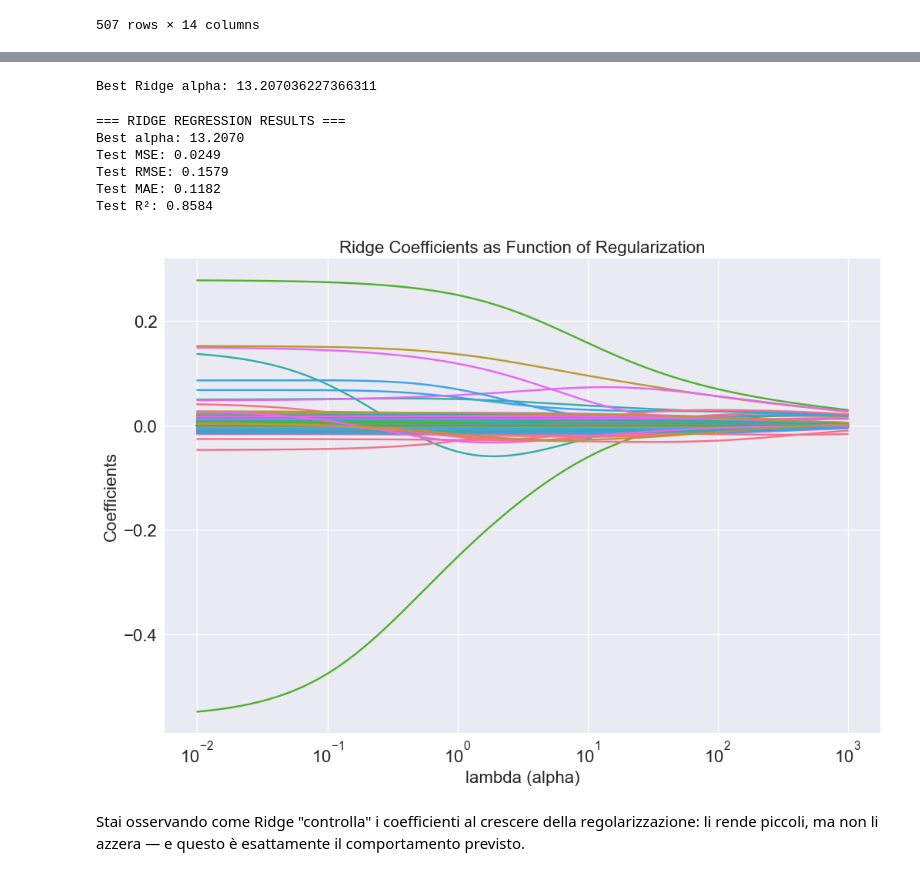
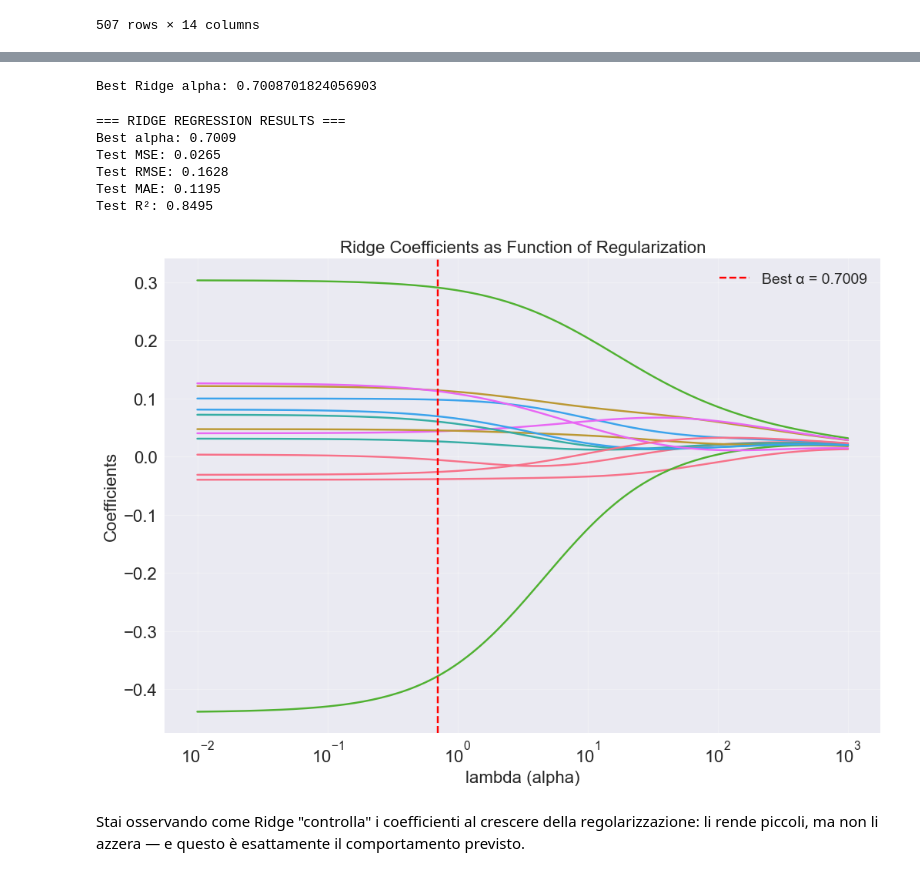
Before and after one commit to aminb00/StatisticalLearningProject, a Jupyter notebook: ULTIMAFINALE/RidgeLassoLog.ipynb, the cells around one changed output, grey strips where cells are left out. Cells and saved outputs as stored; diff of their text form; code cells hidden in the pictures.

```diff
--- a/ULTIMAFINALE/RidgeLassoLog.ipynb
+++ b/ULTIMAFINALE/RidgeLassoLog.ipynb
@@ -52,10 +52,9 @@ numeric_data
 print(f"Dataset shape: {data.shape}")
 print(f"Features: {data.shape[1]}")
 print(f"Target variable (log-price) statistics:")
-print(y.describe())
 
 # Prepare features and target
-X = pd.get_dummies(data.drop('price', axis=1), drop_first=True)
+X = numeric_data.drop('price', axis=1)
 y = data['price']
 
 # Split data into training and test sets
@@ -93,7 +83,7 @@ ridge_cv.fit(X_train, y_train)
 best_alpha = ridge_cv.best_params_['ridge__alpha']
 print(f"Best Ridge alpha: {best_alpha}")
 # %% [output]
-Best Ridge alpha: 13.207036227366311
+Best Ridge alpha: 0.7008701824056903
 # %%
 # Evaluate Ridge on test set with multiple metrics
 ridge_best = make_pipeline(StandardScaler(), Ridge(alpha=best_alpha))
@@ -124,30 +114,37 @@ ridge_results = {
 }
 # %% [output]
 === RIDGE REGRESSION RESULTS ===
-Best alpha: 13.2070
-Test MSE: 0.0249
-Test RMSE: 0.1579
-Test MAE: 0.1182
-Test R²: 0.8584
+Best alpha: 0.7009
+Test MSE: 0.0265
+Test RMSE: 0.1628
+Test MAE: 0.1195
+Test R²: 0.8495
 # %%
-# Plot coefficients vs lambda
+# Plot coefficients vs lambda for Ridge
 coefs = []
 for a in lambda_values:
     pipe = make_pipeline(StandardScaler(), Ridge(alpha=a))
     pipe.fit(X_train, y_train)
     coefs.append(pipe.named_steps['ridge'].coef_)
 
 plt.figure(figsize=(12, 8))
 ax = plt.gca()
 ax.plot(lambda_values, coefs)
 ax.set_xscale('log')
 plt.xlabel('lambda (alpha)', fontsize=16)
 plt.ylabel('Coefficients', fontsize=16)
 plt.title('Ridge Coefficients as Function of Regularization', fontsize=16)
 plt.tick_params(axis='both', which='major', labelsize=16)
+plt.grid(True, alpha=0.3)
+
+# Aggiungi la linea verticale rossa per il miglior alpha di Ridge
+# Supponendo che tu abbia il miglior alpha di Ridge in ridge_best_alpha
+ax.axvline(best_alpha, color='r', linestyle='--', label=f'Best α = {best_alpha:.4f}')
+ax.legend(fontsize=14)
+
 plt.show()
 # %% [output]
-[figure, old version]
+[figure, new version]
 # %% [markdown]
 Stai osservando come Ridge "controlla" i coefficienti al crescere della regolarizzazione: li rende piccoli, ma non li azzera — e questo è esattamente il comportamento previsto.
 # %%
```
Also changed, not shown: parts of 12 cells of this notebook, 3 other files.
